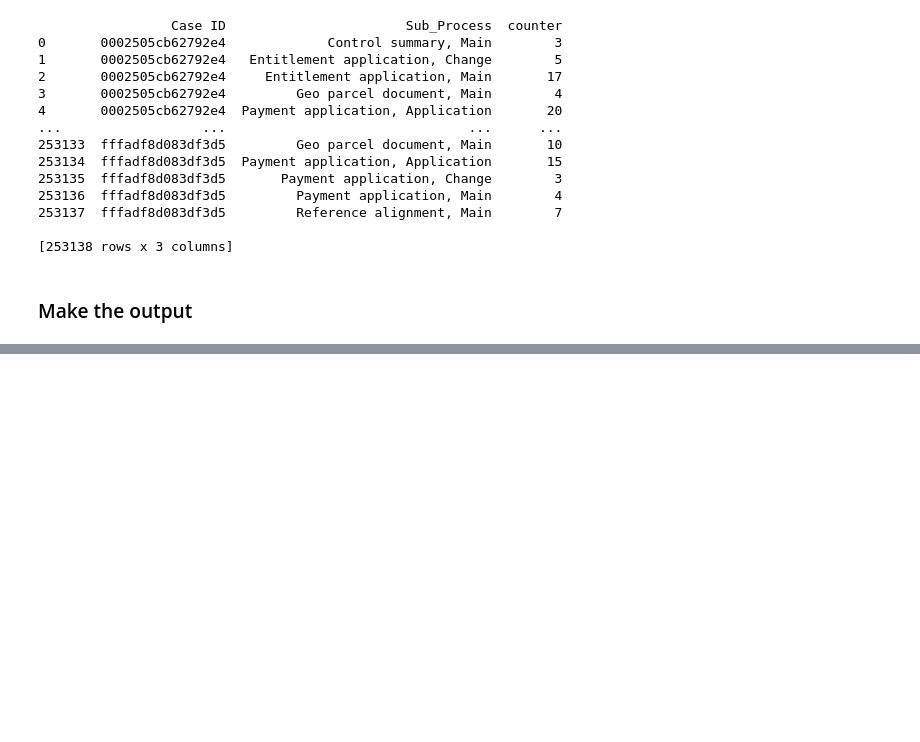
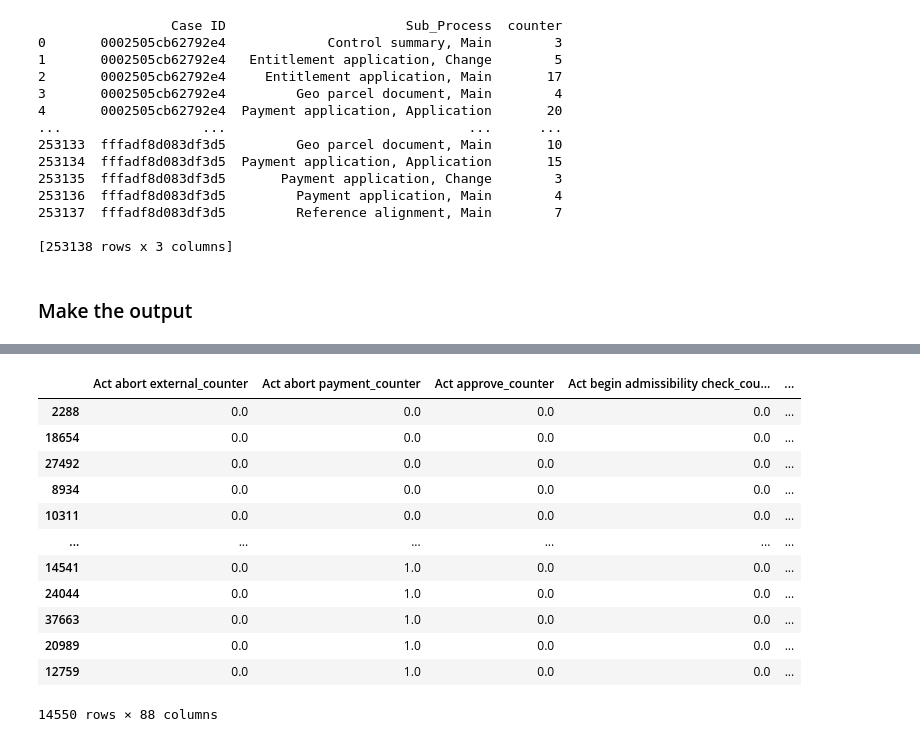
Before and after one commit to rowanarts/process-mining-assignment-2, a Jupyter notebook: Counter Notebook.ipynb, the cells around one changed output, grey strips where cells are left out. Cells and saved outputs as stored; diff of their text form; code cells hidden in the pictures; blank space fills up the shorter version.

```diff
--- a/Counter Notebook.ipynb
+++ b/Counter Notebook.ipynb
@@ -278,0 +334,16 @@ train, test = make_train_test_split(10, write = False)
+# %%
+test.sort_values(by = ['Current_Date'])
+# %% [output]
+|  | Act abort external_counter | Act abort payment_counter | Act approve_counter | Act begin admissibility check_cou... | ... |
+| 2288 | 0.0 | 0.0 | 0.0 | 0.0 | ... |
+| 18654 | 0.0 | 0.0 | 0.0 | 0.0 | ... |
+| 27492 | 0.0 | 0.0 | 0.0 | 0.0 | ... |
+| 8934 | 0.0 | 0.0 | 0.0 | 0.0 | ... |
+| 10311 | 0.0 | 0.0 | 0.0 | 0.0 | ... |
+| ... | ... | ... | ... | ... | ... |
+| 14541 | 0.0 | 1.0 | 0.0 | 0.0 | ... |
+| 24044 | 0.0 | 1.0 | 0.0 | 0.0 | ... |
+| 37663 | 0.0 | 1.0 | 0.0 | 0.0 | ... |
+| 20989 | 0.0 | 1.0 | 0.0 | 0.0 | ... |
+| 12759 | 0.0 | 1.0 | 0.0 | 0.0 | ... |
+14550 rows × 88 columns
```
Also changed, not shown: parts of 6 cells of this notebook, 2 other files.
